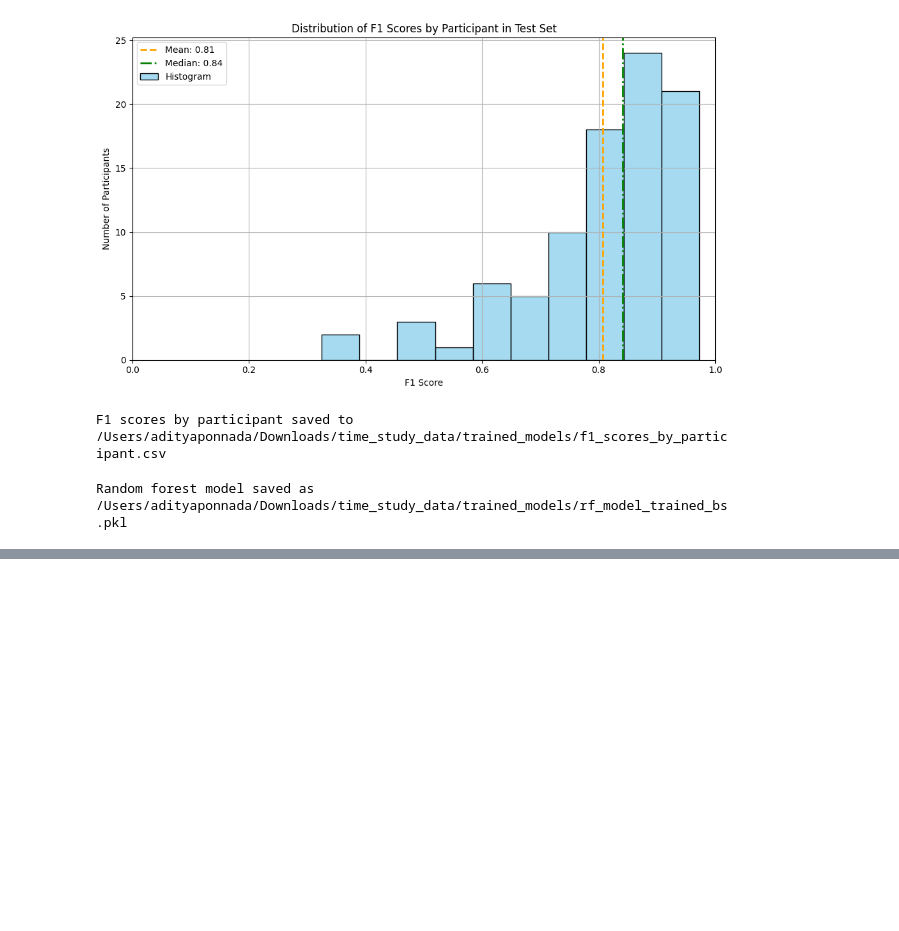
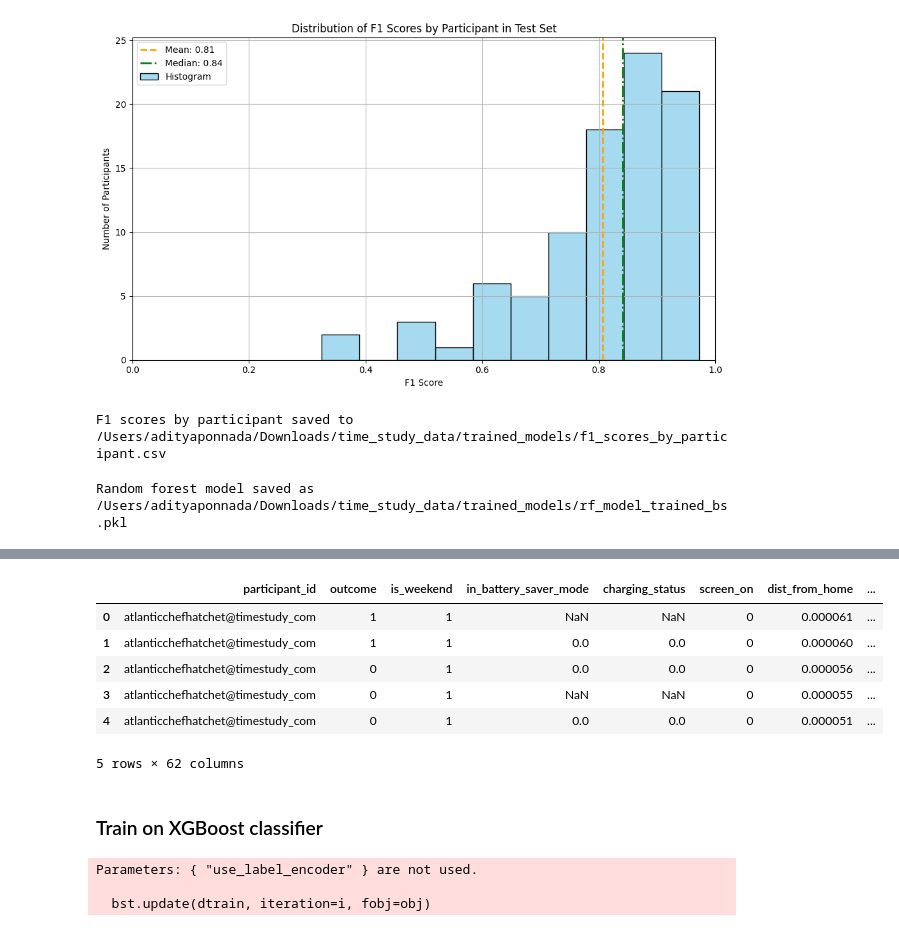
Before and after one commit to adityaponnada/real_time_prompting, a Jupyter notebook: general_model_between_user_with_SMOTE.ipynb, the cells around one changed output, grey strips where cells are left out. Cells and saved outputs as stored; diff of their text form; code cells hidden in the pictures; blank space fills up the shorter version.

```diff
--- a/general_model_between_user_with_SMOTE.ipynb
+++ b/general_model_between_user_with_SMOTE.ipynb
@@ -950,0 +908,62 @@ Random forest model saved as /Users/adityaponnada/Downloads/time_study_data/trai
+# %%
+test_df.head(5)
+# %% [output]
+|  | participant_id | outcome | is_weekend | in_battery_saver_mode | charging_status | screen_on | dist_from_home | ... |
+| 0 | atlanticchefhatchet@timestudy_com | 1 | 1 | NaN | NaN | 0 | 0.000061 | ... |
+| 1 | atlanticchefhatchet@timestudy_com | 1 | 1 | 0.0 | 0.0 | 0 | 0.000060 | ... |
+| 2 | atlanticchefhatchet@timestudy_com | 0 | 1 | 0.0 | 0.0 | 0 | 0.000056 | ... |
+| 3 | atlanticchefhatchet@timestudy_com | 0 | 1 | NaN | NaN | 0 | 0.000055 | ... |
+| 4 | atlanticchefhatchet@timestudy_com | 0 | 1 | 0.0 | 0.0 | 0 | 0.000051 | ... |
+5 rows × 62 columns
+# %% [markdown]
+### Train on XGBoost classifier
+# %%
+def train_xgboost_classifier(train_df, id_col='participant_id', outcome_col='outcome', random_state=42):
+    """
+    Trains an XGBoost classifier on the provided training DataFrame.
+    Excludes `id_col` from the features. Automatically sets `scale_pos_weight`
+    based on label imbalance to help with class imbalance.
+
+    Returns:
+        model: fitted XGBClassifier
+    """
+    # Local imports to avoid requiring xgboost at module import time
+    try:
+        from xgboost import XGBClassifier
+    except Exception as e:
+        raise ImportError("xgboost is required for train_xgboost_classifier. Install with `pip install xgboost`.") from e
+    import numpy as np
+
+    feature_cols = [c for c in train_df.columns if c not in [id_col, outcome_col]]
+    X = train_df[feature_cols]
+    y = train_df[outcome_col]
+
+    # Compute scale_pos_weight to help XGBoost handle class imbalance
+    y_vals = np.array(y)
+    n_pos = int((y_vals == 1).sum())
+    n_neg = int((y_vals == 0).sum())
+    if n_pos > 0 and n_neg > 0:
+        scale_pos_weight = float(n_neg) / float(n_pos)
+    else:
+        scale_pos_weight = 1.0
+
+    clf = XGBClassifier(
+        n_estimators=100,
+        max_depth=6,
+        learning_rate=0.1,
+        use_label_encoder=False,
+        eval_metric='logloss',
+        random_state=random_state,
+        scale_pos_weight=scale_pos_weight,
+    )
+
+    clf.fit(X, y)
+    return clf
+
+
+# Example usage:
+xgb_model = train_xgboost_classifier(train_df)
+# %% [output]
+Parameters: { "use_label_encoder" } are not used.
+
+  bst.update(dtrain, iteration=i, fobj=obj)
```
Also changed, not shown: parts of 13 cells of this notebook.
